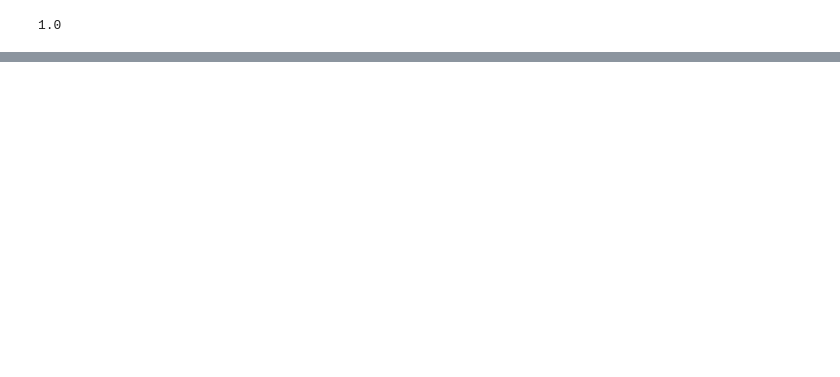
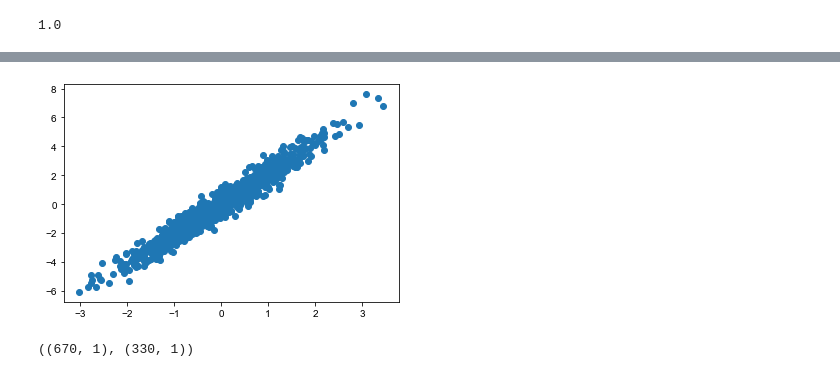
Before and after one commit to gautam7-github/ML-Algos, a Jupyter notebook: Regression/Linear Regression/linear_regression.ipynb, the cells around one changed output, grey strips where cells are left out. Saved outputs shown, nothing was run; the diff lists cells and outputs as text; code cells hidden in the pictures; blank space fills up the shorter version.

```diff
--- a/Regression/Linear Regression/linear_regression.ipynb
+++ b/Regression/Linear Regression/linear_regression.ipynb
@@ -71,0 +89,2 @@ rmse, r2
+# %%
+X, Y = make_regression(n_samples=1000,n_features=1,noise=0.5)
@@ -71,0 +95,5 @@ rmse, r2
+# %%
+plt.scatter(X,Y)
+plt.show()
+# %% [output]
+[figure, added]
@@ -71,0 +104,4 @@ rmse, r2
+# %%
+xTrain.shape, xTest.shape
+# %% [output]
+((670, 1), (330, 1))
```
Also changed, not shown: parts of 25 cells of this notebook.
